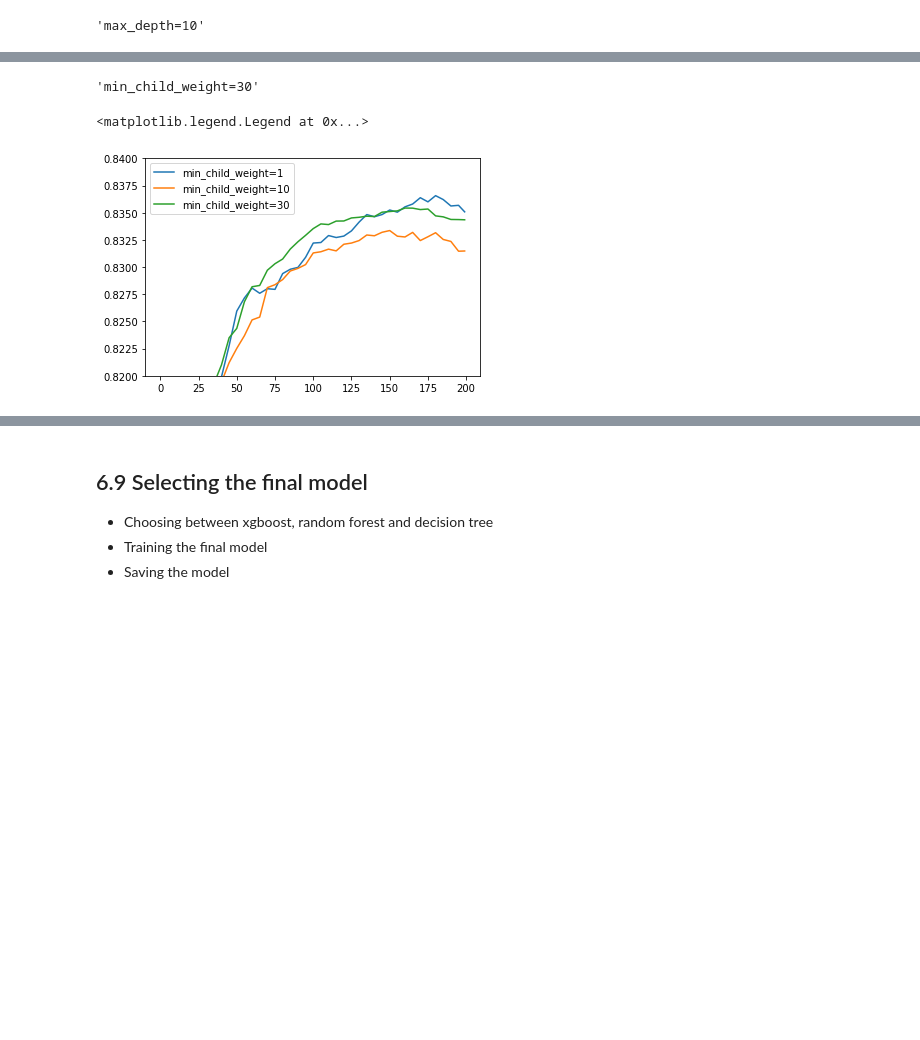
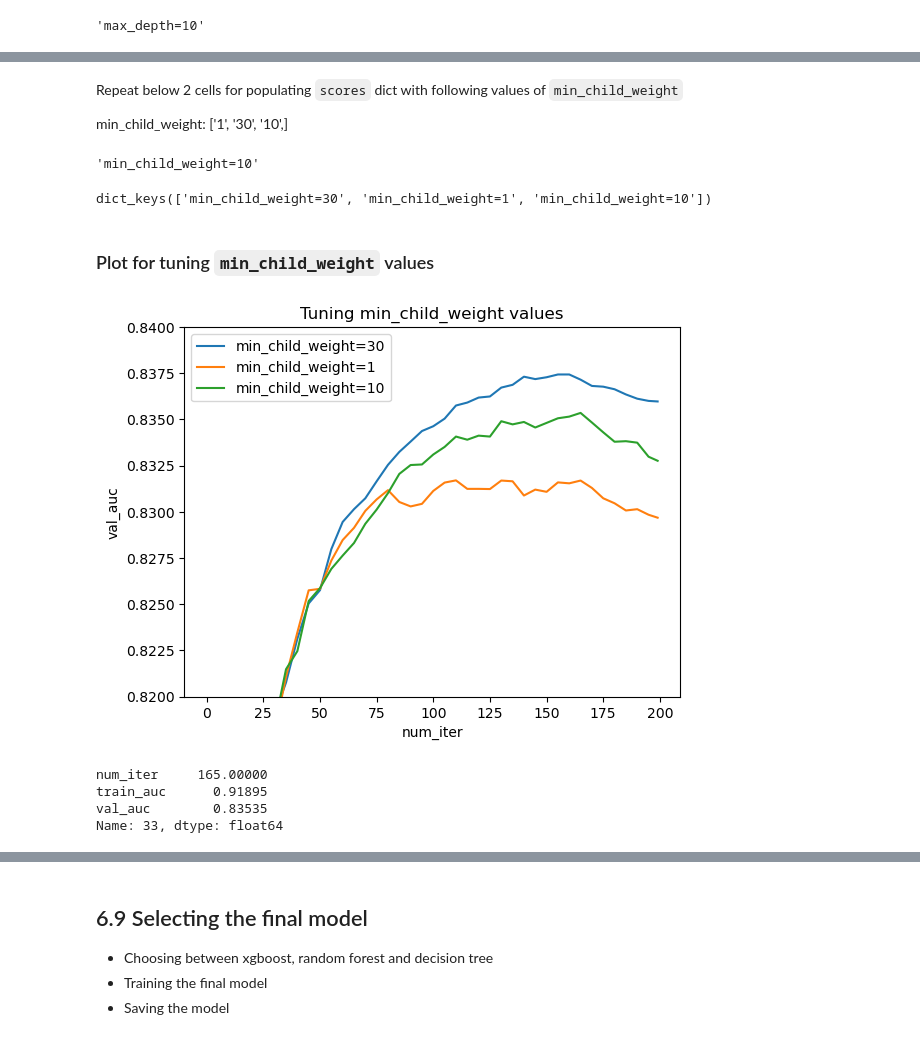
Before and after one commit to ellacharmed/machine-learning-zoomcamp, a Jupyter notebook: 06-trees/notebook.ipynb, the cells around one changed output, grey strips where cells are left out. Cells and saved outputs as stored; diff of their text form; code cells hidden in the pictures; blank space fills up the shorter version.

```diff
--- a/06-trees/notebook.ipynb
+++ b/06-trees/notebook.ipynb
@@ -817,7 +867,7 @@ scores = {}
 %%capture output
 
 xgb_params = {
-    'eta': 0.01,
+    'eta': 0.05,
     'max_depth': 6,
     'min_child_weight': 1,
 
@@ -844,0 +901,10 @@ scores = {}
+# %%
+for eta, df_score in scores.items():
+    plt.plot(df_score.num_iter, df_score.val_auc, label=eta)
+
+plt.title(f'Tuning eta values')
+plt.xlabel(f'num_iter')
+plt.ylabel(f'val_auc')
+plt.ylim(0.77, 0.84)
+plt.legend()
+plt.show()
@@ -882,11 +989,15 @@ plt.legend()
 scores = {}
+# %% [markdown]
+Repeat below 2 cells for populating `scores` dict with following values of `min_child_weight`
+
+min_child_weight: ['1', '30', '10',]
 # %%
 %%capture output
 
 xgb_params = {
     'eta': 0.1,
     'max_depth': 3,
-    'min_child_weight': 30,
+    'min_child_weight': 10,
 
     'objective': 'binary:logistic',
     'eval_metric': 'auc',
@@ -904,13 +1015,29 @@ key = 'min_child_weight=%s' % (xgb_params['min_child_weight'])
 scores[key] = parse_xgb_output(output)
 key
 # %% [output]
-'min_child_weight=30'
+'min_child_weight=10'
+# %%
+scores.keys()
+# %% [output]
+dict_keys(['min_child_weight=30', 'min_child_weight=1', 'min_child_weight=10'])
+# %% [markdown]
+### Plot for tuning `min_child_weight` values
 # %%
 for min_child_weight, df_score in scores.items():
     plt.plot(df_score.num_iter, df_score.val_auc, label=min_child_weight)
 
+plt.title(f'Tuning min_child_weight values')
+plt.xlabel(f'num_iter')
+plt.ylabel(f'val_auc')
 plt.ylim(0.82, 0.84)
 plt.legend()
+plt.show()
 # %% [output]
-<matplotlib.legend.Legend at 0x...>
-[figure, old version]
+[figure, new version]
+# %%
+df_score.loc[df_score['val_auc'].idxmax()]
+# %% [output]
+num_iter     165.00000
+train_auc      0.91895
+val_auc        0.83535
+Name: 33, dtype: float64
```
Also changed, not shown: parts of 56 cells of this notebook, 8 other files.
